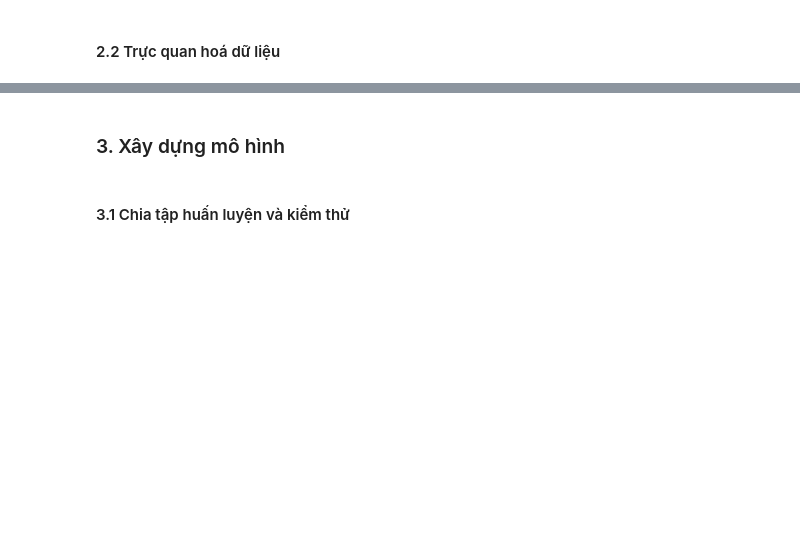
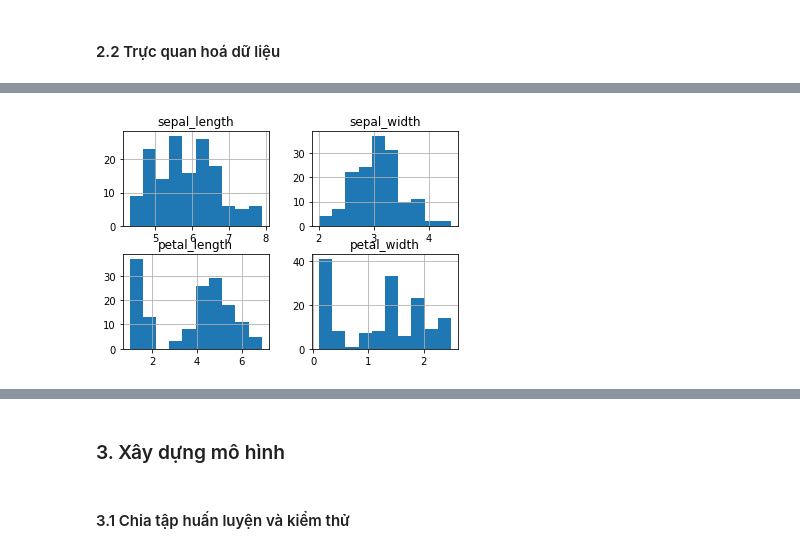
Before and after one commit to honghanhh/mci_python_33a8_l1, a Jupyter notebook: Live Slides/Live Lecture 9/Live_Lecture_9.ipynb, the cells around one changed output, grey strips where cells are left out. Saved outputs shown, nothing was run; the diff lists cells and outputs as text; code cells hidden in the pictures; blank space fills up the shorter version.

```diff
--- a/Live Slides/Live Lecture 9/Live_Lecture_9.ipynb
+++ b/Live Slides/Live Lecture 9/Live_Lecture_9.ipynb
@@ -66,0 +139,5 @@ iris.head()
+# %%
+iris.hist()
+plt.show()
+# %% [output]
+[figure, added]
```
Also changed, not shown: parts of 30 cells of this notebook, 6 other files.
